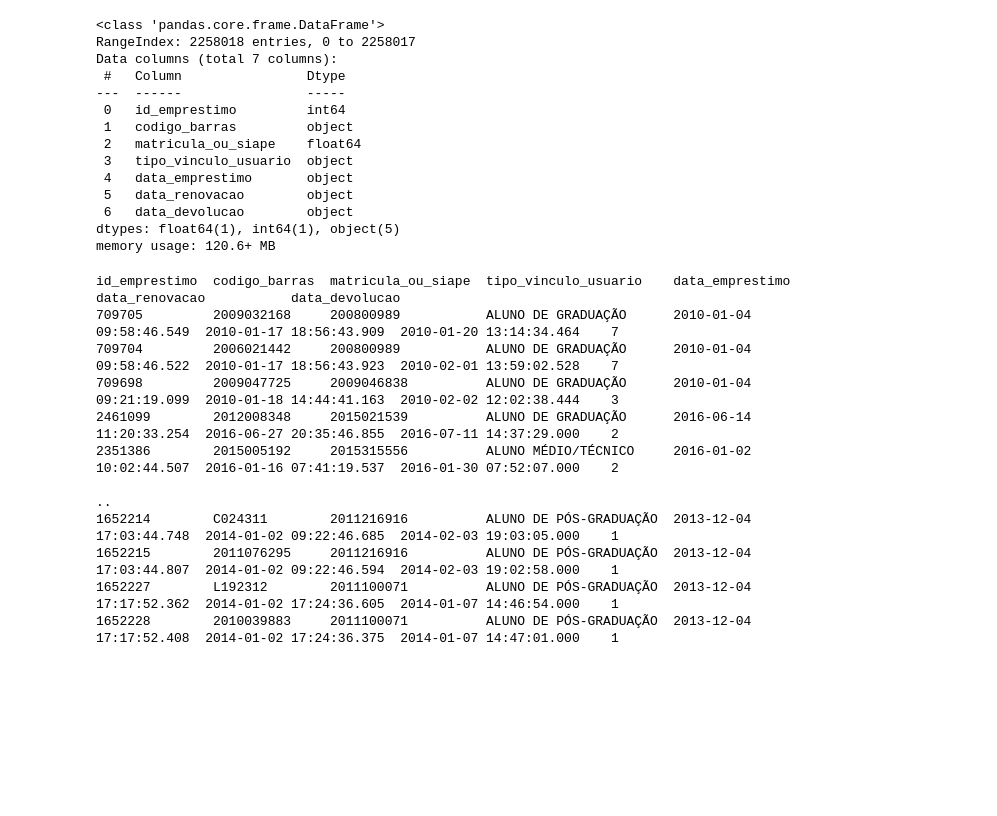
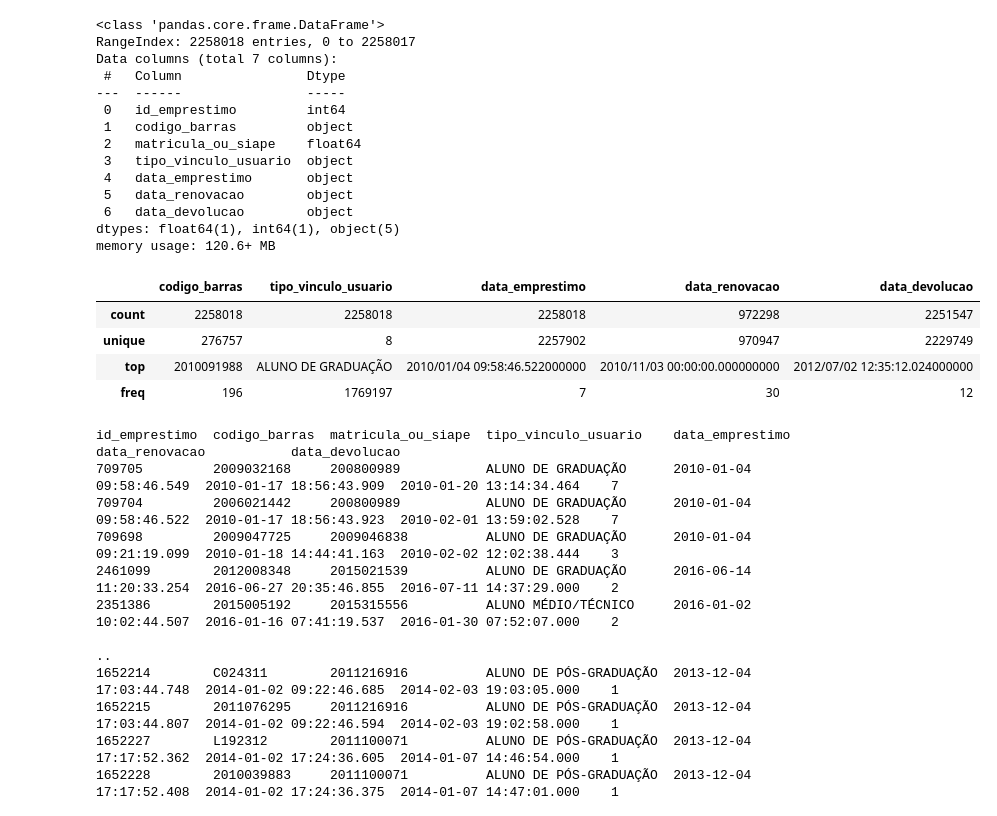
Before and after one commit to Pires1789/7daysofcode_acervo-biblioteca, a Jupyter notebook: Desafio7DaysofCode.ipynb, the cells around one changed output. Cells and saved outputs as stored; diff of their text form; code cells hidden in the pictures; blank space fills up the shorter version.

```diff
--- a/Desafio7DaysofCode.ipynb
+++ b/Desafio7DaysofCode.ipynb
@@ -118,6 +111,14 @@ Data columns (total 7 columns):
  6   data_devolucao        object
 dtypes: float64(1), int64(1), object(5)
 memory usage: 120.6+ MB
+# %%
+df_emprestimos.describe(include = object)
+# %% [output]
+|  | codigo_barras | tipo_vinculo_usuario | data_emprestimo | data_renovacao | data_devolucao |
+| count | 2258018 | 2258018 | 2258018 | 972298 | 2251547 |
+| unique | 276757 | 8 | 2257902 | 970947 | 2229749 |
+| top | 2010091988 | ALUNO DE GRADUAÇÃO | 2010/01/04 09:58:46.522000000 | 2010/11/03 00:00:00.000000000 | 2012/07/02 12:35:12.024000000 |
+| freq | 196 | 1769197 | 7 | 30 | 12 |
 # %%
 # Os campos de ID e Matrícula foram interpretados como números. Vou transformar em string.
 # Os campos de data estão com o formato errado e vamos trasnformar para datetime.
```
Also changed, not shown: parts of 9 cells of this notebook.
